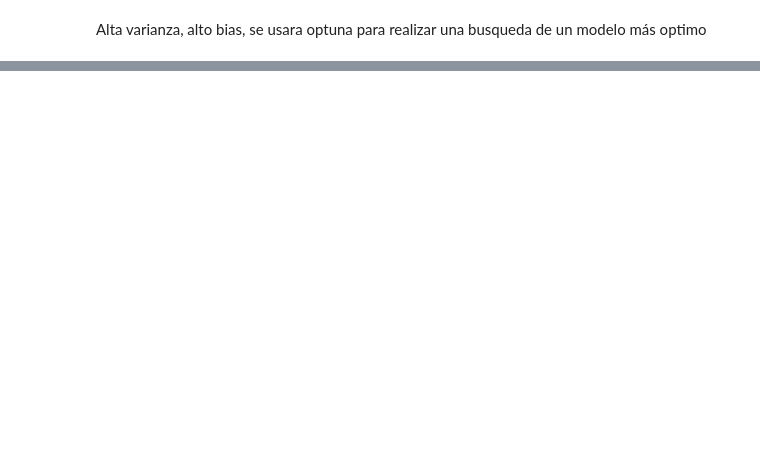
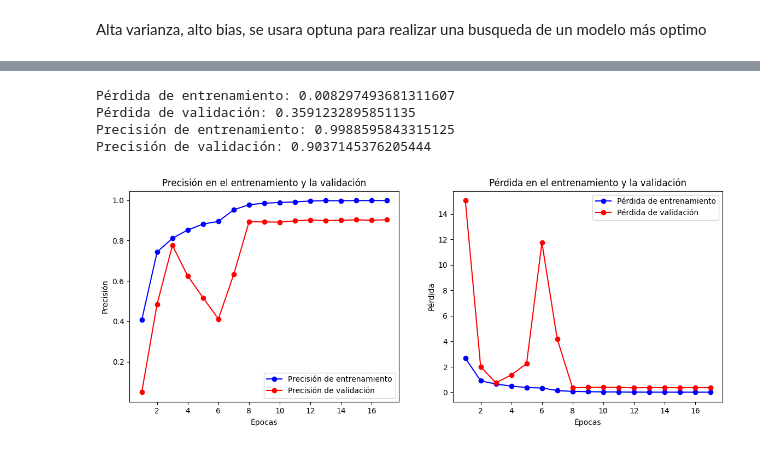
Before and after one commit to JulianSalazarD/handwritten, a Jupyter notebook: handwritten.ipynb, the cells around one changed output, grey strips where cells are left out. Saved outputs shown, nothing was run; the diff lists cells and outputs as text; code cells hidden in the pictures; blank space fills up the shorter version.

```diff
--- a/handwritten.ipynb
+++ b/handwritten.ipynb
@@ -382,0 +1146,4 @@ print(classification_report(y_test, y_test_pred))
+# %%
+print('Best hyperparameters:', study.best_params)
+print('Best accuracy:', study.best_value)
+best_trial = study.best_trial
@@ -382,0 +1177,21 @@ print(classification_report(y_test, y_test_pred))
+# %%
+best_cnn = Sequential()
+best_cnn.add(Conv2D(num_filters, kernel_size=(kernel_size, kernel_size), activation=activation, padding='same',
+                    input_shape=(32, 32, 1)))
+best_cnn.add(BatchNormalization())
+best_cnn.add(MaxPooling2D(pool_size=(2, 2)))
+
+
+for i in range(num_layers - 1):
+    num_filters *= 2
+    best_cnn.add(Conv2D(num_filters, kernel_size=(kernel_size, kernel_size), activation=activation, padding='same'))
+    best_cnn.add(BatchNormalization())
+    best_cnn.add(MaxPooling2D(pool_size=(2, 2)))
+
+best_cnn.add(Flatten())
+best_cnn.add(Dropout(dropout_rate))
+best_cnn.add(Dense(62, activation='softmax'))
+# %%
+best_cnn.compile(optimizer=Adam(learning_rate=learning_rate),
+              loss='categorical_crossentropy',
+              metrics=['accuracy'])
@@ -382,0 +1222,20 @@ print(classification_report(y_test, y_test_pred))
+# %%
+early_stopping = EarlyStopping(monitor='val_loss', patience=5, restore_best_weights=True)
+reduce_lr = ReduceLROnPlateau(monitor='val_loss', factor=0.2, patience=3, min_lr=1e-6)
+
+history = best_cnn.fit(X_train, y_train_cnn,
+                        validation_data=(X_val, y_val_cnn),
+                        epochs=epochs,
+                        batch_size=32, verbose=0,
+                       callbacks=[early_stopping, reduce_lr])
+# %%
+train_accuracy, val_accuracy, train_loss, val_loss = print_history(history)
+# %% [output]
+Pérdida de entrenamiento: 0.008297493681311607
+Pérdida de validación: 0.3591232895851135
+Precisión de entrenamiento: 0.9988595843315125
+Precisión de validación: 0.9037145376205444
+# %%
+plot_history(history, 'cnn best model')
+# %% [output]
+[figure, added]
```
Also changed, not shown: parts of 177 cells of this notebook.
